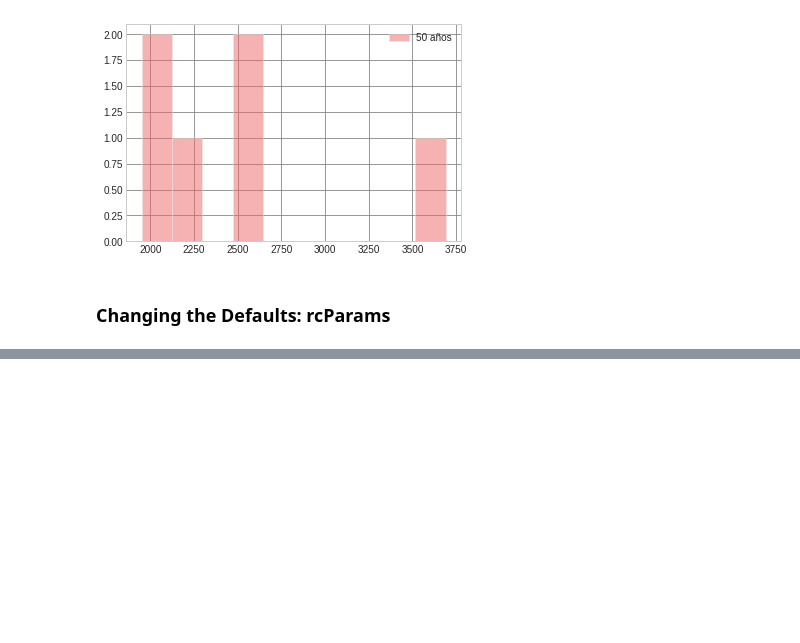
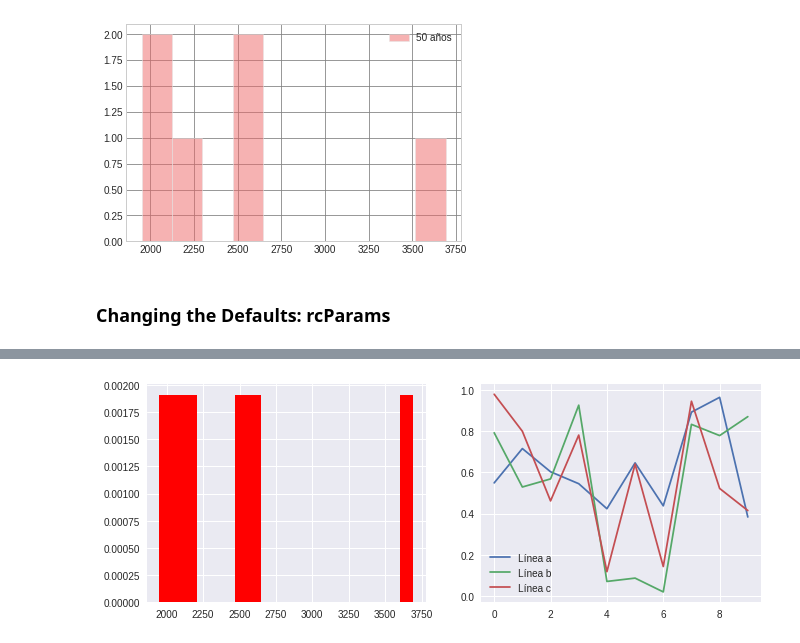
Before and after one commit to DCIDA2019/da2019-MIMIMUSTAINE, a Jupyter notebook: Semana3/Tarea/Tarea.ipynb, the cells around one changed output, grey strips where cells are left out. Cells and saved outputs as stored; diff of their text form; code cells hidden in the pictures; blank space fills up the shorter version.

```diff
--- a/Semana3/Tarea/Tarea.ipynb
+++ b/Semana3/Tarea/Tarea.ipynb
@@ -629,0 +692,6 @@ ax.legend()
+# %%
+#----------seaborn----------
+with plt.style.context('seaborn'):
+    HyL()
+# %% [output]
+[figure, added]
```
Also changed, not shown: parts of 40 cells of this notebook.
